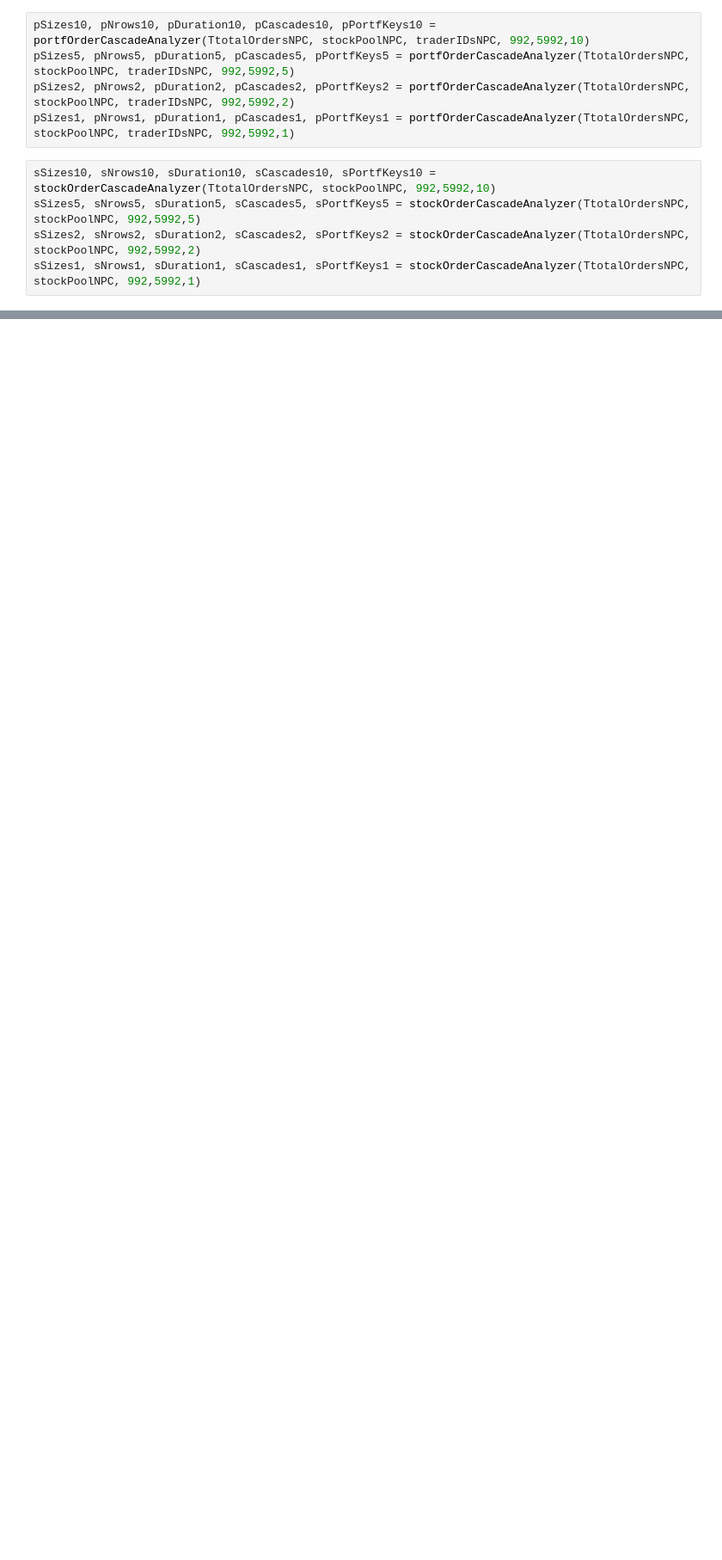
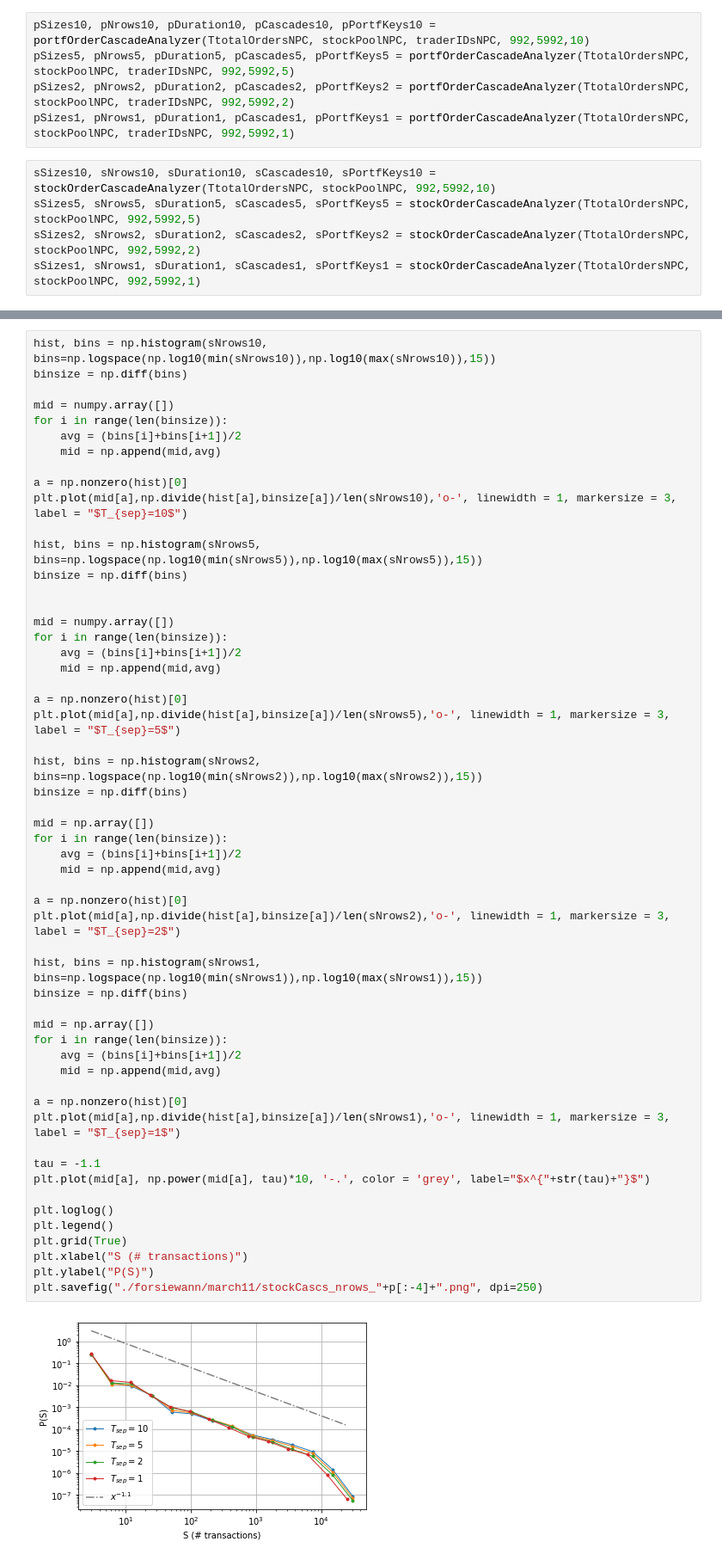
Before and after one commit to braedyn-au/StockMarketCascades, a Jupyter notebook: 10.1.2 1000_5000_100_2_5.ipynb, the cells around one changed output, grey strips where cells are left out. Shown at 86% size. Cells and saved outputs as stored; diff of their text form; blank space fills up the shorter version.

```diff
--- a/10.1.2 1000_5000_100_2_5.ipynb
+++ b/10.1.2 1000_5000_100_2_5.ipynb
@@ -1583,0 +1641,57 @@ NameError: name 'np' is not defined
+# %%
+hist, bins = np.histogram(sNrows10, bins=np.logspace(np.log10(min(sNrows10)),np.log10(max(sNrows10)),15))
+binsize = np.diff(bins)
+
+mid = numpy.array([])
+for i in range(len(binsize)):
+    avg = (bins[i]+bins[i+1])/2
+    mid = np.append(mid,avg)
+
+a = np.nonzero(hist)[0]
+plt.plot(mid[a],np.divide(hist[a],binsize[a])/len(sNrows10),'o-', linewidth = 1, markersize = 3, label = "$T_{sep}=10$")
+
+hist, bins = np.histogram(sNrows5, bins=np.logspace(np.log10(min(sNrows5)),np.log10(max(sNrows5)),15))
+binsize = np.diff(bins)
+
+
+mid = numpy.array([])
+for i in range(len(binsize)):
+    avg = (bins[i]+bins[i+1])/2
+    mid = np.append(mid,avg)
+
+a = np.nonzero(hist)[0]
+plt.plot(mid[a],np.divide(hist[a],binsize[a])/len(sNrows5),'o-', linewidth = 1, markersize = 3, label = "$T_{sep}=5$")
+
+hist, bins = np.histogram(sNrows2, bins=np.logspace(np.log10(min(sNrows2)),np.log10(max(sNrows2)),15))
+binsize = np.diff(bins)
+
+mid = np.array([])
+for i in range(len(binsize)):
+    avg = (bins[i]+bins[i+1])/2
+    mid = np.append(mid,avg)
+
+a = np.nonzero(hist)[0]
+plt.plot(mid[a],np.divide(hist[a],binsize[a])/len(sNrows2),'o-', linewidth = 1, markersize = 3, label = "$T_{sep}=2$")
+
+hist, bins = np.histogram(sNrows1, bins=np.logspace(np.log10(min(sNrows1)),np.log10(max(sNrows1)),15))
+binsize = np.diff(bins)
+
+mid = np.array([])
+for i in range(len(binsize)):
+    avg = (bins[i]+bins[i+1])/2
+    mid = np.append(mid,avg)
+
+a = np.nonzero(hist)[0]
+plt.plot(mid[a],np.divide(hist[a],binsize[a])/len(sNrows1),'o-', linewidth = 1, markersize = 3, label = "$T_{sep}=1$")
+
+tau = -1.1
+plt.plot(mid[a], np.power(mid[a], tau)*10, '-.', color = 'grey', label="$x^{"+str(tau)+"}$")
+
+plt.loglog()
+plt.legend()
+plt.grid(True)
+plt.xlabel("S (# transactions)")
+plt.ylabel("P(S)")
+plt.savefig("./forsiewann/march11/stockCascs_nrows_"+p[:-4]+".png", dpi=250)
+# %% [output]
+[figure, added]
```
Also changed, not shown: parts of 11 cells of this notebook, 14 other files.
